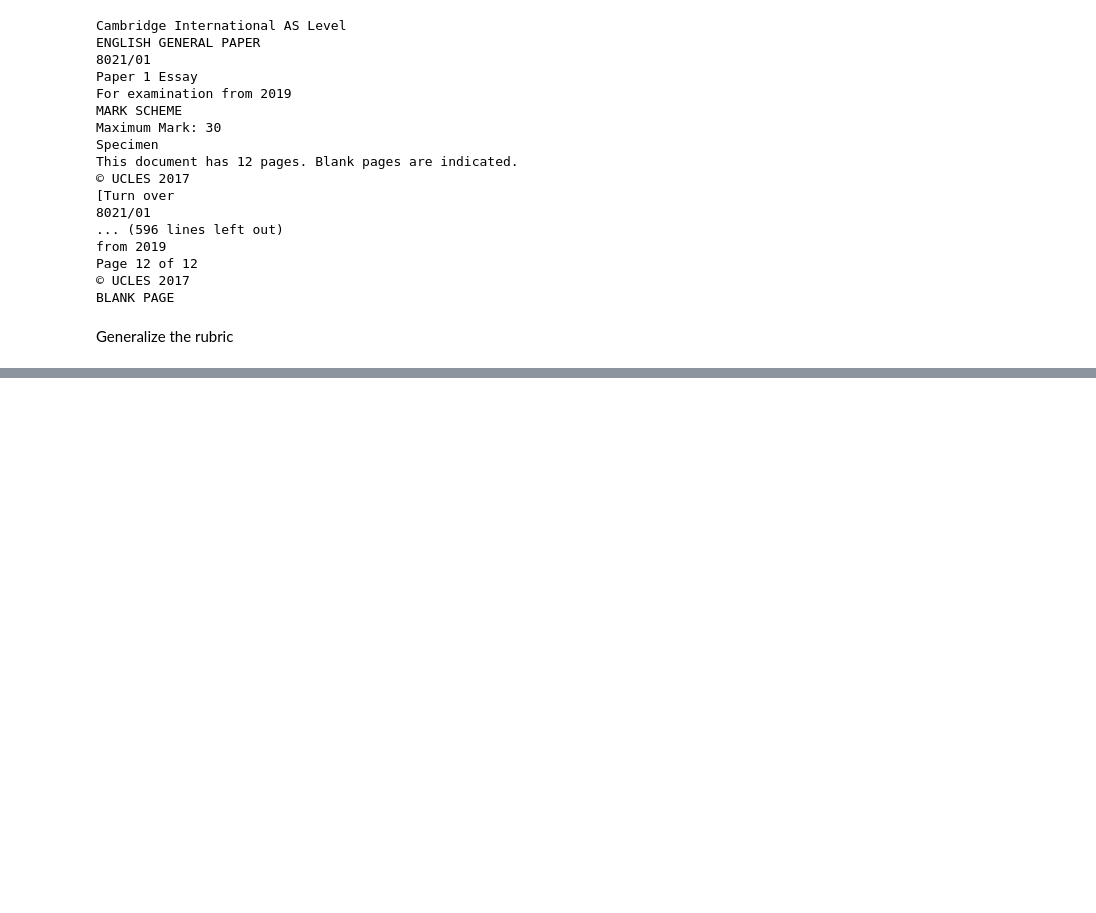
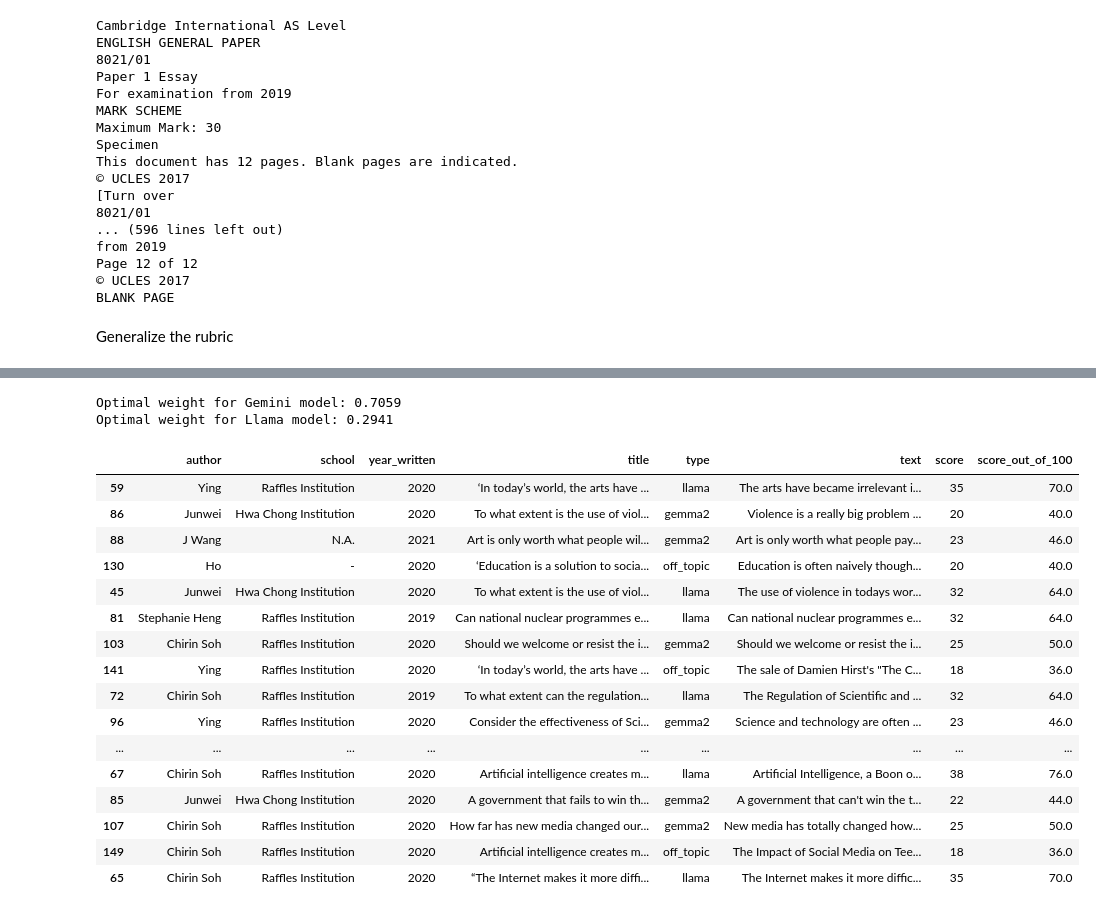
Before and after one commit to graysonjova/BT5153-Essay, a Jupyter notebook: BT5153.ipynb, the cells around one changed output, grey strips where cells are left out. Cells and saved outputs as stored; diff of their text form; code cells hidden in the pictures; blank space fills up the shorter version.

```diff
--- a/BT5153.ipynb
+++ b/BT5153.ipynb
@@ -192,13 +192,12 @@ Marking Scheme for wangcongGrading.pdf:
 # %%
-
 # load the essays
-file_path = "scraped_essays.csv"
+file_path = "essays_with_augmentation.csv"
 
 try:
     df = pd.read_csv(file_path)
 except FileNotFoundError:
     df = None
-    print("The file 'scraped_essays.csv' was not found. Please upload it if it's not yet available.")
+    print("The file 'essays_with_augmentation.csv' was not found. Please upload it if it's not yet available.")
 
 print(df.head())
 # %% [output]
@@ -434,0 +504,25 @@ print(df5[["title", "explanation", "explanation2", "final_score"]])
+# %%
+from scipy.optimize import minimize
+import numpy as np
+
+# Define the loss function
+def total_loss(w_array, df):
+    w = w_array[0]  # Extract scalar weight from array
+    weighted_grade = w * df['score_gemini'] + (1 - w) * df['score_llama']
+    loss = np.abs(df['score_out_of_100'] - weighted_grade)
+    return loss.sum()
+
+# Initial guess for weight as an array
+initial_w = [0.5]
+
+# Perform optimization
+result = minimize(total_loss, initial_w, args=(train_rows,), bounds=[(0, 1)])
+
+# Extract optimal weight
+optimal_w = result.x[0]
+
+print(f"Optimal weight for Gemini model: {optimal_w:.4f}")
+print(f"Optimal weight for Llama model: {1 - optimal_w:.4f}")
+# %% [output]
+Optimal weight for Gemini model: 0.7059
+Optimal weight for Llama model: 0.2941
@@ -434,0 +531,20 @@ print(df5[["title", "explanation", "explanation2", "final_score"]])
+# %%
+test_rows
+# %% [output]
+|  | author | school | year_written | title | type | text | score | score_out_of_100 |
+| 59 | Ying | Raffles Institution | 2020 | ‘In today’s world, the arts have ... | llama | The arts have became irrelevant i... | 35 | 70.0 |
+| 86 | Junwei | Hwa Chong Institution | 2020 | To what extent is the use of viol... | gemma2 | Violence is a really big problem ... | 20 | 40.0 |
+| 88 | J Wang | N.A. | 2021 | Art is only worth what people wil... | gemma2 | Art is only worth what people pay... | 23 | 46.0 |
+| 130 | Ho | - | 2020 | ‘Education is a solution to socia... | off_topic | Education is often naively though... | 20 | 40.0 |
+| 45 | Junwei | Hwa Chong Institution | 2020 | To what extent is the use of viol... | llama | The use of violence in todays wor... | 32 | 64.0 |
+| 81 | Stephanie Heng | Raffles Institution | 2019 | Can national nuclear programmes e... | llama | Can national nuclear programmes e... | 32 | 64.0 |
+| 103 | Chirin Soh | Raffles Institution | 2020 | Should we welcome or resist the i... | gemma2 | Should we welcome or resist the i... | 25 | 50.0 |
+| 141 | Ying | Raffles Institution | 2020 | ‘In today’s world, the arts have ... | off_topic | The sale of Damien Hirst's "The C... | 18 | 36.0 |
+| 72 | Chirin Soh | Raffles Institution | 2019 | To what extent can the regulation... | llama | The Regulation of Scientific and ... | 32 | 64.0 |
+| 96 | Ying | Raffles Institution | 2020 | Consider the effectiveness of Sci... | gemma2 | Science and technology are often ... | 23 | 46.0 |
+| ... | ... | ... | ... | ... | ... | ... | ... | ... |
+| 67 | Chirin Soh | Raffles Institution | 2020 | Artificial intelligence creates m... | llama | Artificial Intelligence, a Boon o... | 38 | 76.0 |
+| 85 | Junwei | Hwa Chong Institution | 2020 | A government that fails to win th... | gemma2 | A government that can't win the t... | 22 | 44.0 |
+| 107 | Chirin Soh | Raffles Institution | 2020 | How far has new media changed our... | gemma2 | New media has totally changed how... | 25 | 50.0 |
+| 149 | Chirin Soh | Raffles Institution | 2020 | Artificial intelligence creates m... | off_topic | The Impact of Social Media on Tee... | 18 | 36.0 |
+| 65 | Chirin Soh | Raffles Institution | 2020 | “The Internet makes it more diffi... | llama | The Internet makes it more diffic... | 35 | 70.0 |
```
Also changed, not shown: parts of 38 cells of this notebook, 11 other files.
